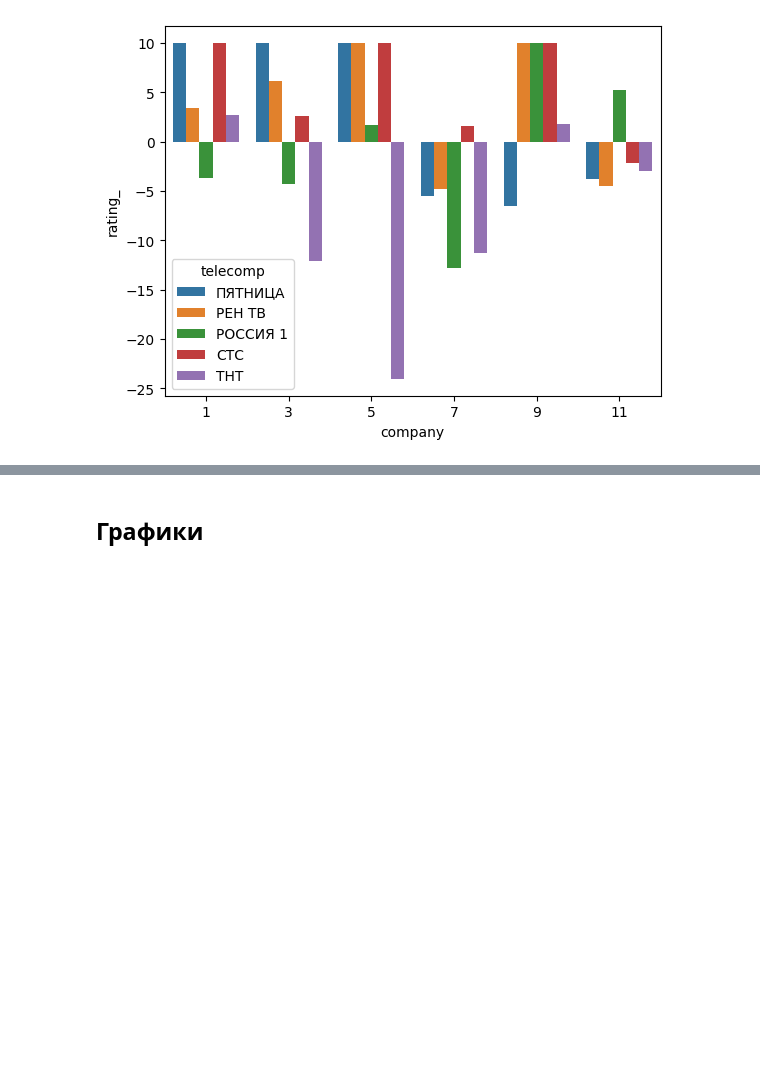
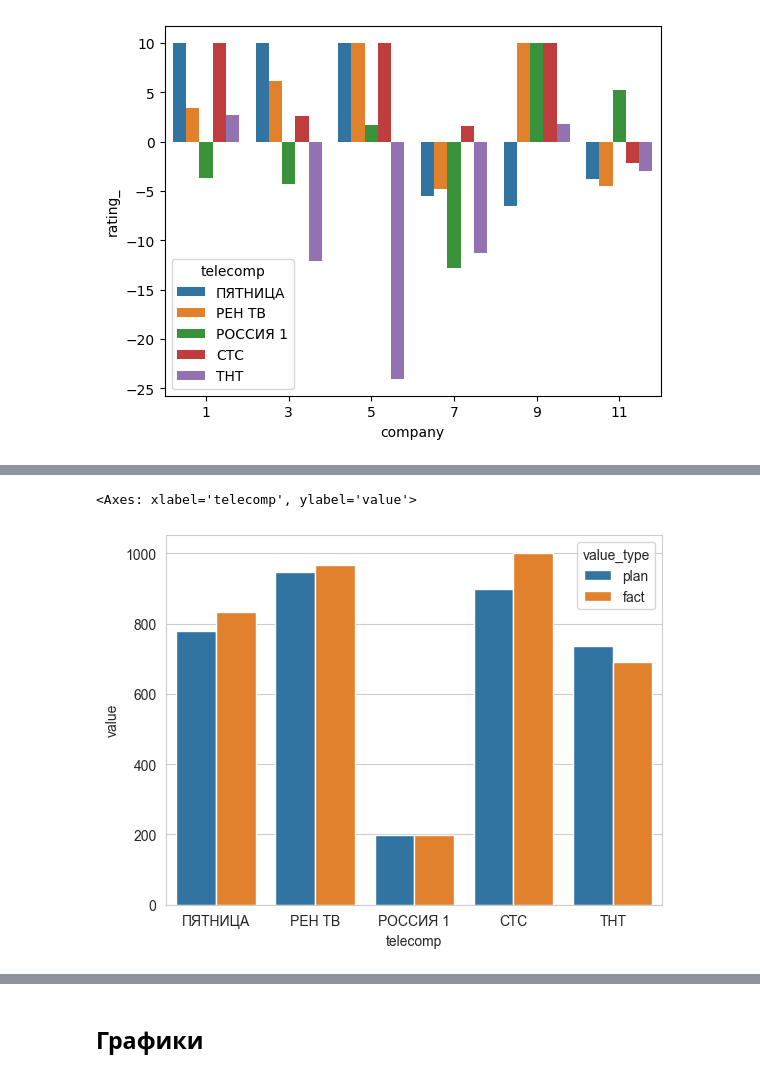
Before and after one commit to Nick2201/TRP_rate_system, a Jupyter notebook: TRP_rate_system/src/data_show.ipynb, the cells around one changed output, grey strips where cells are left out. Saved outputs shown, nothing was run; the diff lists cells and outputs as text; code cells hidden in the pictures; blank space fills up the shorter version.

```diff
--- a/TRP_rate_system/src/data_show.ipynb
+++ b/TRP_rate_system/src/data_show.ipynb
@@ -11,5 +11,0 @@ import seaborn as sns
-# %%
-docs_folder = Path(Path.cwd()/'docs')
-data_upload = Path(docs_folder/ 'Выгрузка.xlsx')
-data_plan = Path(docs_folder/ 'План.xlsx')
-df_upload_raw = pd.read_excel(data_upload)
@@ -195,3 +132,21 @@ sns.barplot(data=by_company,x='company',y='rating_',hue="telecomp")
+# %%
+
+df_audience= by_company.groupby(
+    'telecomp',as_index=False).agg(
+        plan=("plan",'sum'),
+        fact=("fact",'sum'))
+df_audience_melted = df_audience.melt(id_vars='telecomp', value_vars=['plan', 'fact'], var_name='value_type', value_name='value')
+
+df_audience_melted
+sns.barplot(
+    data=df_audience_melted,
+    y="value",
+    x="telecomp",
+    hue='value_type'
+    )
+# %% [output]
+<Axes: xlabel='telecomp', ylabel='value'>
+[figure, added]
 # %%
 
 totals = df_compare.sum(numeric_only=True)
```
Also changed, not shown: parts of 21 cells of this notebook.
